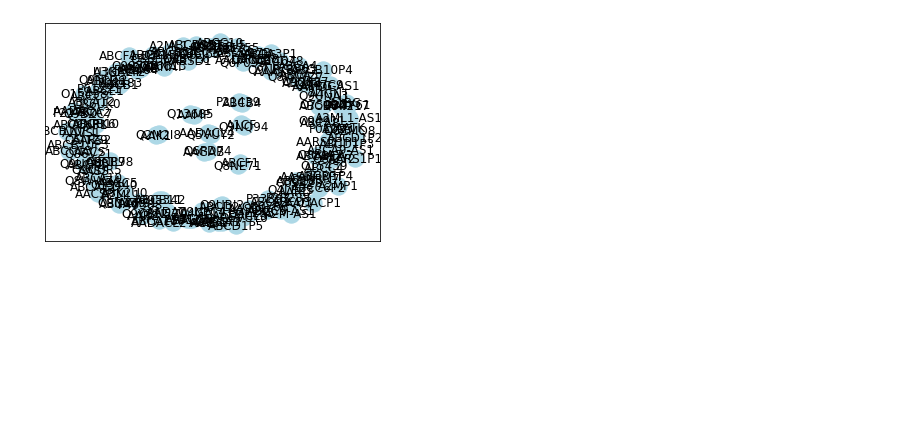
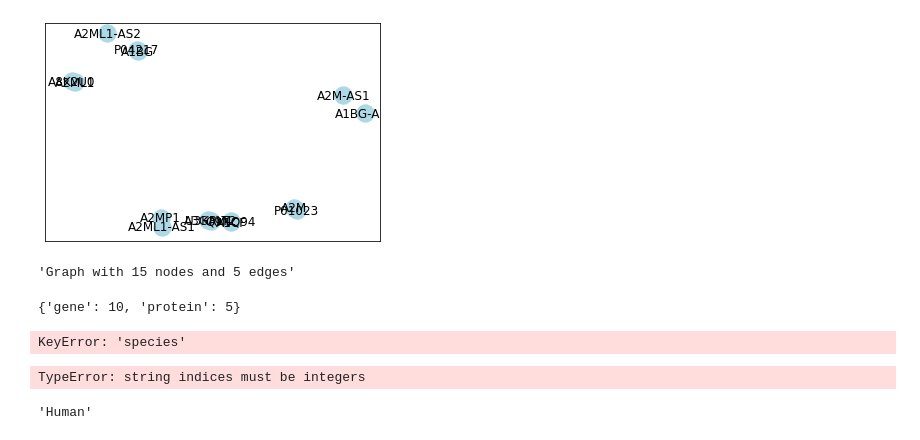
Before and after one commit to jackdodson23/knowledge_graph_201, a Jupyter notebook: networkx_testing.ipynb, the cells around one changed output. Drawn from its saved outputs; the diff is of its cells as text; code cells hidden in the pictures; blank space fills up the shorter version.

```diff
--- a/networkx_testing.ipynb
+++ b/networkx_testing.ipynb
@@ -4,0 +76,23 @@ import requests
+# %%
+# Read mock dataset
+# iterate through keys of the dictionary (disease)
+for disease in data.keys():
+    print(disease)  # print disease name
+    disease_data = data[disease]  # get the dictionary of the disease, which contains the gene and protein data
+    for element in disease_data.keys():  # iterate through the keys of the disease dictionary, i.e. the gene and protein data
+        print(element)  # print the key of the dictionary, e.g. human_gene
+        species, type = element.split('_')  # split the key into species and type
+        print(species, type)
+        element_list = disease_data[element]  # get the list of genes or proteins
+        print(element_list)
+        for item in element_list:  # iterate through the list of genes or proteins
+            print(item)
+            if type == 'gene':  # if the type is gene, then the item is a tuple of gene symbol and gene id
+                gene_symbol, gene_id = item
+                # check if the gene is already present in the nodes of the graph
+                if gene_symbol in G.nodes:
+                    # if the gene is already present, then add the disease as a node attribute
+                    G.nodes[gene_symbol]['disease'] = disease
+                print(gene_symbol, gene_id)
+            elif type == 'protein':  # if the type is protein, then the item is a tuple of protein name, protein id and protein sequence
+                protein_symbol, protein_id, protein_sequence = item
@@ -62,15 +177,17 @@ data = response.json()
 gene_symbols = [doc.get("symbol") for doc in data.get("response", {}).get("docs", [])]
 # %%
 # Add each gene and its protein to the graph
-for gene_symbol in gene_symbols[0:100]:
+for gene_symbol in gene_symbols[0:10]:
     # I just take the first 10 genes to make it faster
-    G.add_node(gene_symbol, type="gene")
+    #G.add_node(gene_symbol, type="gene")
+    G.add_node(gene_symbol, type="gene", species ="Human")
     proteins = get_protein(gene_symbol)
     for p in proteins:
         G.add_node(p, type="protein")
         G.add_edge(gene_symbol, p, type="expression")
 #2m 23.8s for 99 genes
 #2m 26.8s for 100 genes
+#11m 30.1s for 500 genes
 # %%
 print("Nodes:", G.nodes)
 print("Edges:", G.edges)
@@ -80,13 +197,49 @@ Edges: [('A1CF', 'Q9NQ94'), ('A2M', 'P01023'), ('A2ML1', 'A8K2U0'), ('A3GALT2',
 # %%
 # Set up the layout for the graph
-pos = nx.spring_layout(G)
-
+#pos = nx.spring_layout(G)
+pos == nx.petersen_graph()
 # Draw the nodes and edges
 nx.draw_networkx_nodes(G, pos, node_color="lightblue")
 nx.draw_networkx_edges(G, pos, edge_color="grey")
 nx.draw_networkx_labels(G, pos)
-
+plt.savefig("500_gene_network.png")
 # Show the plot
-plt.show()
+#plt.show()
 # %% [output]
-[figure, old version]
+[figure, new version]
+# %%
+nx.info(G)
+# %% [output]
+'Graph with 15 nodes and 5 edges'
+# %%
+type_counts = {}
+for n in G.nodes():
+    node_type = G.nodes[n]["type"]
+    if node_type in type_counts:
+        type_counts[node_type] += 1
+    else:
+        type_counts[node_type] = 1
+
+print(type_counts)
+# %% [output]
+{'gene': 10, 'protein': 5}
+# %%
+type_counts = {}
+for n in G.nodes():
+    node_type = G.nodes[n]["species"]
+    if node_type in type_counts:
+        type_counts[node_type] += 1
+    else:
+        type_counts[node_type] = 1
+
+print(type_counts)
+# %% [output]
+KeyError: 'species'
+# %%
+G.nodes[n]["type"]["species"]
+# %% [output]
+TypeError: string indices must be integers
+# %%
+G.nodes["A1BG"]["species"]
+# %% [output]
+'Human'
```
Also changed, not shown: parts of 8 cells of this notebook.
